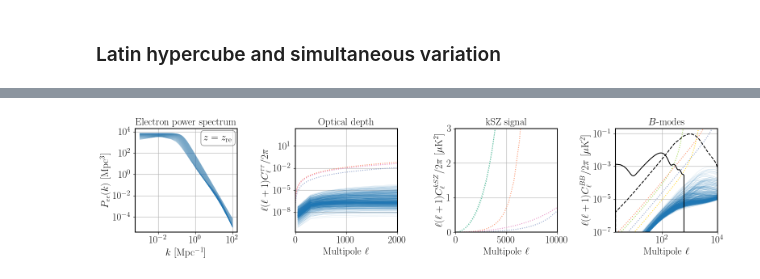
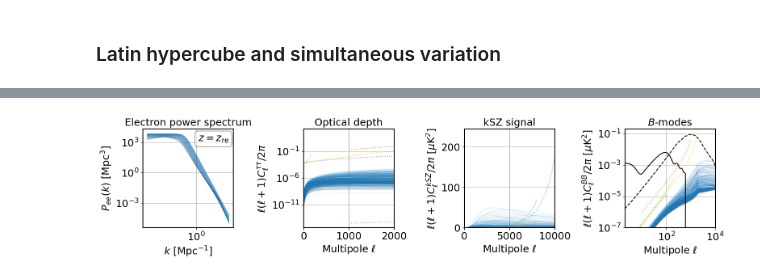
Before and after one commit to adeliegorce/preion, a Jupyter notebook: cross-correlations/With_Pee/compare_models.ipynb, the cells around one changed output, grey strips where cells are left out. Cells and saved outputs as stored; diff of their text form; code cells hidden in the pictures.

```diff
--- a/cross-correlations/With_Pee/compare_models.ipynb
+++ b/cross-correlations/With_Pee/compare_models.ipynb
@@ -494,7 +584,7 @@ for i in range(nparams):
         axes[i, 1].plot(zlin, xe_arr[i, u], color=c, lw=1.8)
         axes[i, 2].loglog(klog, pee_arr[i, u], color=c,lw=1.8,ls='-')
         axes[i, 3].plot(ells, tau_arr[i, u]*1e5, color=c, lw=1.8, ls='-')
-        # axes[i, 4].loglog(ells, ksz_arr[i, u], color=c,lw=1.8,ls='-')
+        axes[i, 4].loglog(ells, ksz_arr[i, u], color=c,lw=1.8,ls='-')
         axes[i, 5].loglog(low_ells, bb_arr[i, u], color=c, lw=1.8, ls='-')
 
 for j, (ylab, title) in enumerate(zip(
@@ -531,3 +621,5 @@ fig = corner.corner(sample, labels=param_labels, plot_density=False, plot_contou
+# %%
+ells = np.logspace(0, 4, 500)
 # %%
 pee_list = []
 tau_ps_list = []
@@ -541,9 +633,10 @@ for paramset in tqdm(sample):
     preion_model_temp.init_reionisation_history()
 
     pee_list.append(preion_model.Pee(klog, paramset[0]))
+    ksz_list.append(preion_model_temp.get_ksz(ells=ells, signal='both', Dells=True)[:, 0])
     tau_ps_list.append(preion_model_temp.get_tau(ells=ells, signal='both', Dells=True)[:, 0])
     bb_list.append(preion_model_temp.get_B_modes(ells=low_ells, Dells=True, Qrms=17.0))
 tau_ps_list = np.array(tau_ps_list)
 bb_list = np.array(bb_list)
 pee_list = np.array(pee_list)
-# ksz_list = np.array(ksz_list)
+ksz_list = np.array(ksz_list)
@@ -549,0 +674,12 @@ pee_list = np.array(pee_list)
+# %%
+plt.figure(figsize=(8, 6))
+for i, x in enumerate(telescope_names):
+    ell = np.arange(int(telescope_specs[x]['lmin']), int(telescope_specs[x]['lmax']))
+    # cov = 1./(2. * ell+1.) / telescope_specs[x]['fsky'] * 2. * (tau_temp[ell]+tau_noise_res[x][ell])**2
+    plt.plot(ell, tau_noise_res[x][ell], label=f'{x}')
+plt.loglog()
+plt.xlabel(r'Multipole $L$')
+plt.ylabel(r'$N_0$')
+plt.ylim(1e-9, .01)
+plt.legend(ncol=2, frameon=False)
+plt.tight_layout()
@@ -557,45 +695,49 @@ axes[0].set_xlabel(r'$k$ [Mpc$^{-1}$]')
 axes[0].set_ylabel(r'$P_{ee}(k)$ [Mpc$^3$]')
 axes[0].text(.95, .95, r'$z=z_\mathrm{re}$', bbox=props, transform=axes[0].transAxes, ha='right', va='top')
 
-
 # tau
 axes[1].semilogy(ells, tau_ps_list.T, color='C0', lw=.5, alpha=.2)
 axes[1].set_xlabel(r'Multipole $\ell$')
 axes[1].set_ylabel(r'$\ell(\ell+1)C_\ell^{\tau\tau}/2\pi$')
-# axes[1].set_ylim(bottom=1e-6)
+# axes[1].set_ylim(bottom=1e-11)
 axes[1].set_xlim(0, 2000)
-for i, tel in enumerate(['SO', 'CMB-S4', 'CMB-HD']):
-    axes[1].plot(low_ells, noise(low_ells, telescope_specs[tel], pol=True)/np.sqrt(delta_lbin), ls=':', color=telescope_specs[tel]['color'])
+for i, tel in enumerate(telescope_names):
+    ls_temp = np.arange(int(telescope_specs[tel]['lmin']), min(int(telescope_specs[tel]['lmax']), CMB_Cells.shape[0]-1)+1)
+    axes[1].plot(ls_temp, f(ls_temp)*tau_noise_res[tel][ls_temp], ls=':', color=telescope_specs[tel]['color'])
+    # axes[1].plot(low_ells, noise(low_ells, telescope_specs[tel], pol=True)/np.sqrt(delta_lbin), ls=':', color=telescope_specs[tel]['color'])
     axes[1].plot([], [], color=telescope_specs[tel]['color'], label=tel)
 
 # ksz
-# axes[2].plot(ells, ksz_list.T, color='k', lw=.5, alpha=.2)
+axes[2].plot(ells, ksz_list.T, color='C0', lw=.5, alpha=.2)
 axes[2].set_xlabel(r'Multipole $\ell$')
 axes[2].set_ylabel(r'$\ell(\ell+1)C_\ell^{kSZ}/2\pi$ [$\mu$K$^2$]')
 axes[2].set_xlim(0, 10000)
-for i, tel in enumerate(['SPT-3G', 'AdvACT', 'SO', 'CMB-S4', 'CMB-HD']):
-    axes[2].plot(low_ells, noise(low_ells, telescope_specs[tel], pol=False)/np.sqrt(delta_lbin), ls=':', color=telescope_specs[tel]['color'])
+for i, tel in enumerate(['SPT-3G', 'AdvACT', 'SO-LAT', 'CMB-S4-LAT', 'CMB-HD']):
+    ls_temp = np.arange(int(telescope_specs[tel]['lmin']), int(telescope_specs[tel]['lmax']))
+    axes[2].plot(ls_temp, noise(ls_temp, telescope_specs[tel], pol=False)/np.sqrt(delta_lbin), ls=':', color=telescope_specs[tel]['color'])
     axes[2].plot([], [], color=telescope_specs[tel]['color'], label=tel)
-axes[2].set_ylim(0, 3)
+axes[2].set_ylim(bottom=0)
+
 # B-modes
 axes[3].loglog(low_ells, bb_list.T, color='C0', lw=.5, alpha=.2)
 axes[3].set_xlabel(r'Multipole $\ell$')
 axes[3].set_ylabel(r'$\ell(\ell+1)C_\ell^{BB}/2\pi$ [$\mu$K$^2$]')
 # detectability
-for i, tel in enumerate(['LiteBIRD', 'SO', 'PICO', 'CMB-S4']):
-    axes[3].plot(low_ells, noise(low_ells, telescope_specs[tel], pol=True)/np.sqrt(delta_lbin), ls=':', color=telescope_specs[tel]['color'])
+for i, tel in enumerate(['LiteBIRD', 'SO-SAT', 'PICO', 'CMB-S4-SAT']):
+    ls_temp = np.arange(int(telescope_specs[tel]['lmin']), int(telescope_specs[tel]['lmax']))
+    axes[3].plot(ls_temp, noise(ls_temp, telescope_specs[tel], pol=True)/np.sqrt(delta_lbin), ls=':', color=telescope_specs[tel]['color'])
     axes[3].plot([], [], color=telescope_specs[tel]['color'], label=tel)
 axes[3].plot(np.arange(int(low_ells.max())+1), primary_bb, color='k', ls='--')
 axes[3].plot(np.arange(int(low_ells.max())+1), lensed_bb-primary_bb, color='k', ls='-')
 axes[3].set_ylim(1e-7, 0.2)
 axes[3].set_xlim(2., 1e4)
 
 for i, (letter, title) in enumerate(zip(['a', 'b', 'c', 'd'],
                                         ['Electron power spectrum', 'Optical depth', 'kSZ signal', r'$B$-modes'])):
     axes[i].set_title(title, fontsize=18)
     axes[i].grid()
     # axes[i].text(0.05, 0.05, rf'$({letter})$', transform=axes[i].transAxes, fontsize=20)
 fig.tight_layout()
 fig.savefig('models_vs_params.png', dpi=220)
 # %% [output]
-[figure, old version]
+[figure, new version]
```
Also changed, not shown: parts of 40 cells of this notebook.
